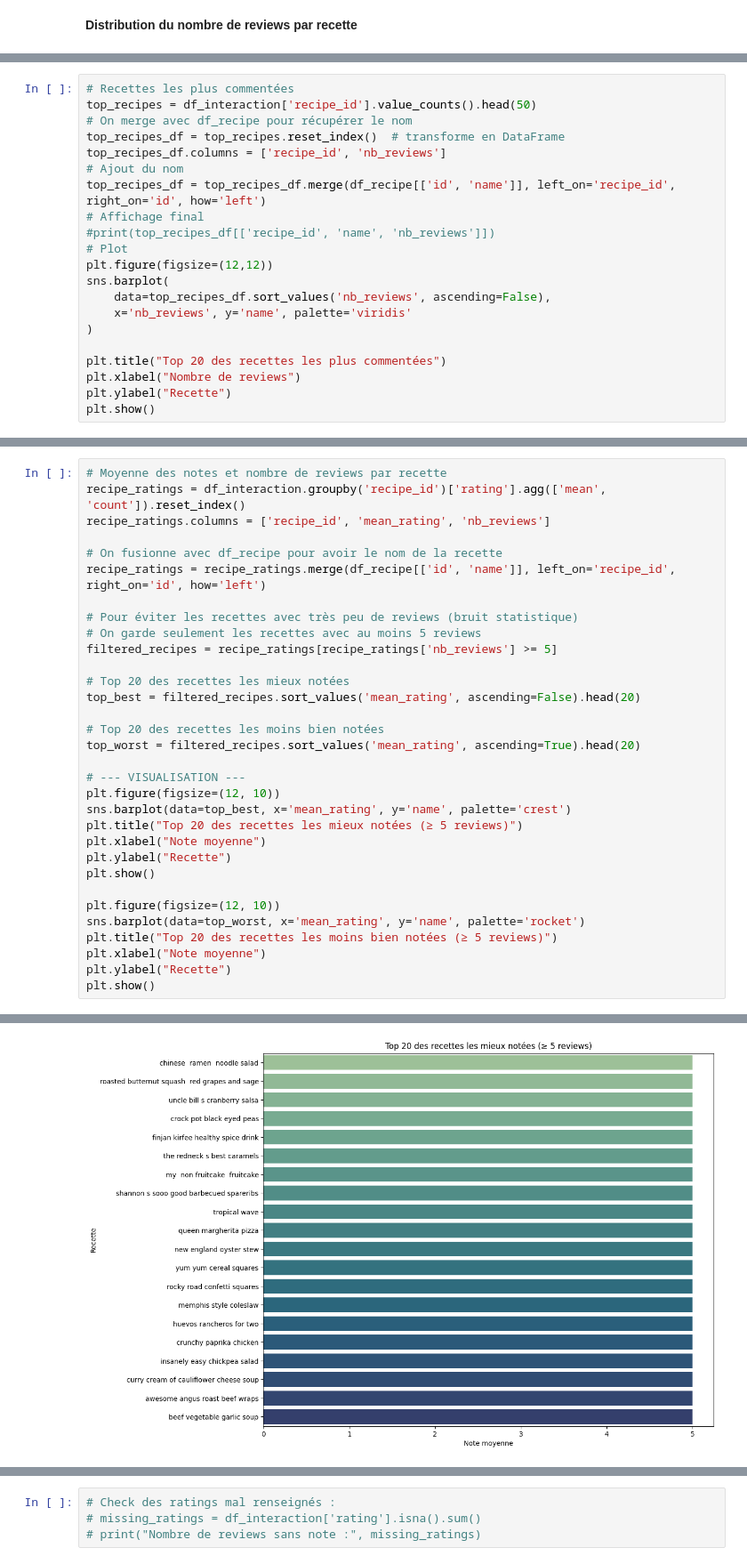
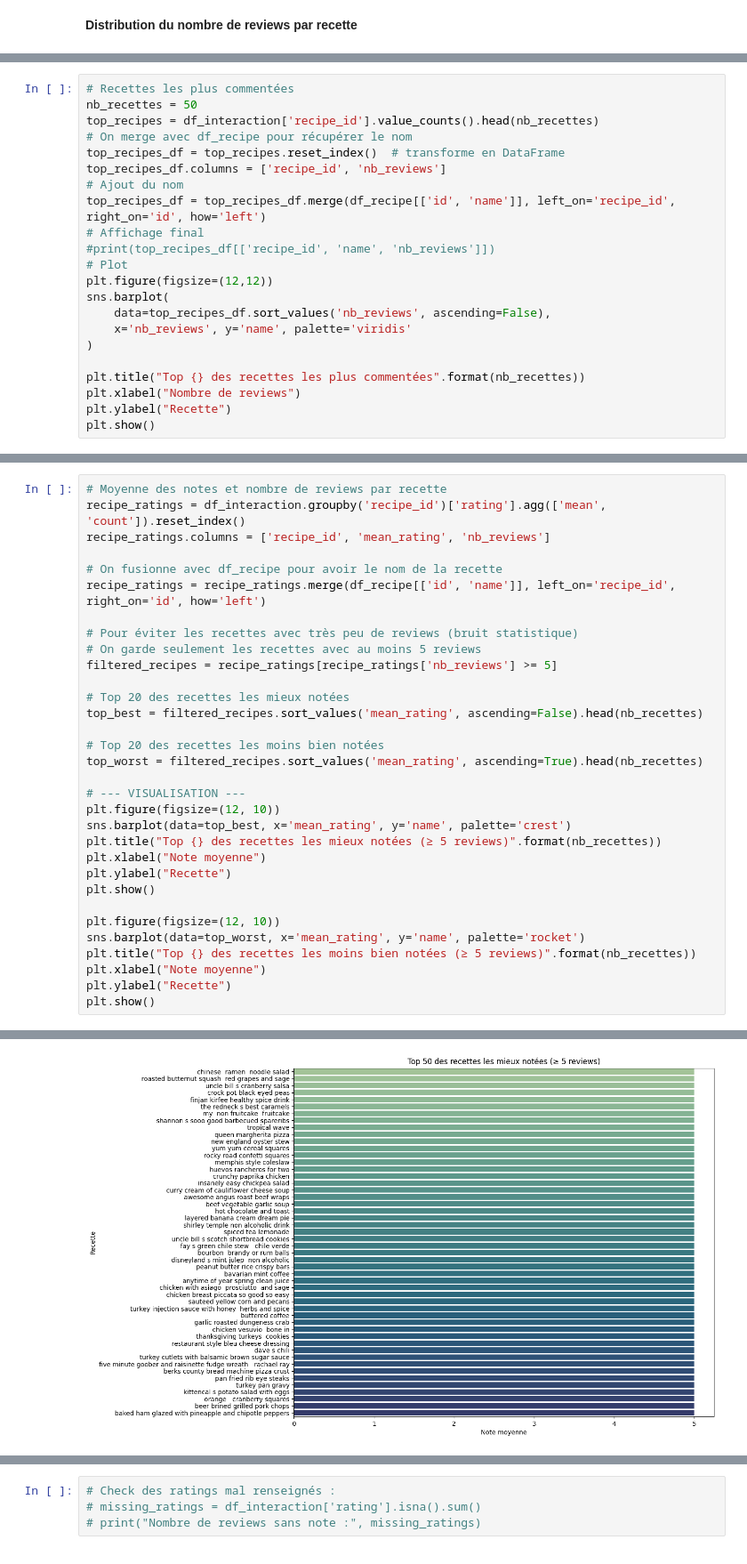
Before and after one commit to shanoether/kit_big_data_mangetamain, a Jupyter notebook: notebook/load_data_vico.ipynb, the cells around one changed output, grey strips where cells are left out. Shown at 89% size. Cells and saved outputs as stored; diff of their text form.

```diff
--- a/notebook/load_data_vico.ipynb
+++ b/notebook/load_data_vico.ipynb
@@ -52,7 +52,8 @@ plt.show()
 [figure]
 # %%
 # Recettes les plus commentées
-top_recipes = df_interaction['recipe_id'].value_counts().head(50)
+nb_recettes = 50
+top_recipes = df_interaction['recipe_id'].value_counts().head(nb_recettes)
 # On merge avec df_recipe pour récupérer le nom
 top_recipes_df = top_recipes.reset_index()  # transforme en DataFrame
 top_recipes_df.columns = ['recipe_id', 'nb_reviews']
@@ -67,7 +68,7 @@ sns.barplot(
     x='nb_reviews', y='name', palette='viridis'
 )
 
-plt.title("Top 20 des recettes les plus commentées")
+plt.title("Top {} des recettes les plus commentées".format(nb_recettes))
 plt.xlabel("Nombre de reviews")
 plt.ylabel("Recette")
 plt.show()
@@ -81,38 +82,38 @@ Passing `palette` without assigning `hue` is deprecated and will be removed in v
 recipe_ratings = df_interaction.groupby('recipe_id')['rating'].agg(['mean', 'count']).reset_index()
 recipe_ratings.columns = ['recipe_id', 'mean_rating', 'nb_reviews']
 
 # On fusionne avec df_recipe pour avoir le nom de la recette
 recipe_ratings = recipe_ratings.merge(df_recipe[['id', 'name']], left_on='recipe_id', right_on='id', how='left')
 
 # Pour éviter les recettes avec très peu de reviews (bruit statistique)
 # On garde seulement les recettes avec au moins 5 reviews
 filtered_recipes = recipe_ratings[recipe_ratings['nb_reviews'] >= 5]
 
 # Top 20 des recettes les mieux notées
-top_best = filtered_recipes.sort_values('mean_rating', ascending=False).head(20)
+top_best = filtered_recipes.sort_values('mean_rating', ascending=False).head(nb_recettes)
 
 # Top 20 des recettes les moins bien notées
-top_worst = filtered_recipes.sort_values('mean_rating', ascending=True).head(20)
+top_worst = filtered_recipes.sort_values('mean_rating', ascending=True).head(nb_recettes)
 
 # --- VISUALISATION ---
 plt.figure(figsize=(12, 10))
 sns.barplot(data=top_best, x='mean_rating', y='name', palette='crest')
-plt.title("Top 20 des recettes les mieux notées (≥ 5 reviews)")
+plt.title("Top {} des recettes les mieux notées (≥ 5 reviews)".format(nb_recettes))
 plt.xlabel("Note moyenne")
 plt.ylabel("Recette")
 plt.show()
 
 plt.figure(figsize=(12, 10))
 sns.barplot(data=top_worst, x='mean_rating', y='name', palette='rocket')
-plt.title("Top 20 des recettes les moins bien notées (≥ 5 reviews)")
+plt.title("Top {} des recettes les moins bien notées (≥ 5 reviews)".format(nb_recettes))
 plt.xlabel("Note moyenne")
 plt.ylabel("Recette")
 plt.show()
 # %% [output]
 Passing `palette` without assigning `hue` is deprecated and will be removed in v0.14.0. Assign the `y` variable to `hue` and set `legend=False` for the same effect.
 
   sns.barplot(data=top_best, x='mean_rating', y='name', palette='crest')
-[figure, old version]
+[figure, new version]
 Passing `palette` without assigning `hue` is deprecated and will be removed in v0.14.0. Assign the `y` variable to `hue` and set `legend=False` for the same effect.
 
   sns.barplot(data=top_worst, x='mean_rating', y='name', palette='rocket')
```
Also changed, not shown: parts of 2 cells of this notebook, 5 other files.
